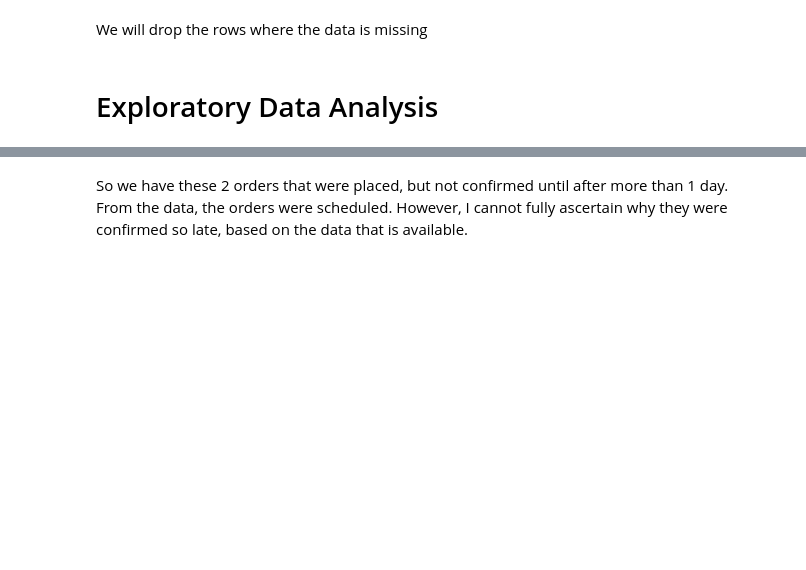
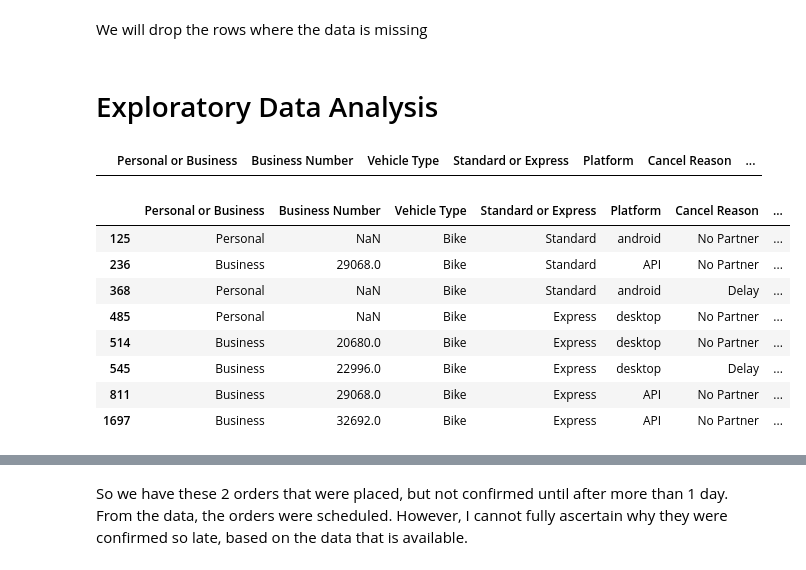
Before and after one commit to Kevin-Nduati/Customer-Data-Analysis, a Jupyter notebook: analysis.ipynb, the cells around one changed output, grey strips where cells are left out. Saved outputs shown, nothing was run; the diff lists cells and outputs as text; code cells hidden in the pictures; blank space fills up the shorter version.

```diff
--- a/analysis.ipynb
+++ b/analysis.ipynb
@@ -99,6 +103,22 @@ We will drop the rows where the data is missing
 df.dropna(subset=['Standard or Express'], inplace=True)
 # %% [markdown]
 # Exploratory Data Analysis
+# %%
+df[(df['Placement Day'] == 7) & (df['Cancellation Day'] != 1) & (df['Cancellation Day'] != 7)]
+# %% [output]
+|  | Personal or Business | Business Number | Vehicle Type | Standard or Express | Platform | Cancel Reason | ... |
+# %%
+df[(df['Cancellation Day'] - df['Placement Day']) > 2]
+# %% [output]
+|  | Personal or Business | Business Number | Vehicle Type | Standard or Express | Platform | Cancel Reason | ... |
+| 125 | Personal | NaN | Bike | Standard | android | No Partner | ... |
+| 236 | Business | 29068.0 | Bike | Standard | API | No Partner | ... |
+| 368 | Personal | NaN | Bike | Standard | android | Delay | ... |
+| 485 | Personal | NaN | Bike | Express | desktop | No Partner | ... |
+| 514 | Business | 20680.0 | Bike | Express | desktop | No Partner | ... |
+| 545 | Business | 22996.0 | Bike | Express | desktop | Delay | ... |
+| 811 | Business | 29068.0 | Bike | Express | API | No Partner | ... |
+| 1697 | Business | 32692.0 | Bike | Express | API | No Partner | ... |
 # %%
 df[(df['Confirmation Day'] - df['Placement Day']) > 1]
 # %% [output]
```
Also changed, not shown: parts of 13 cells of this notebook.
